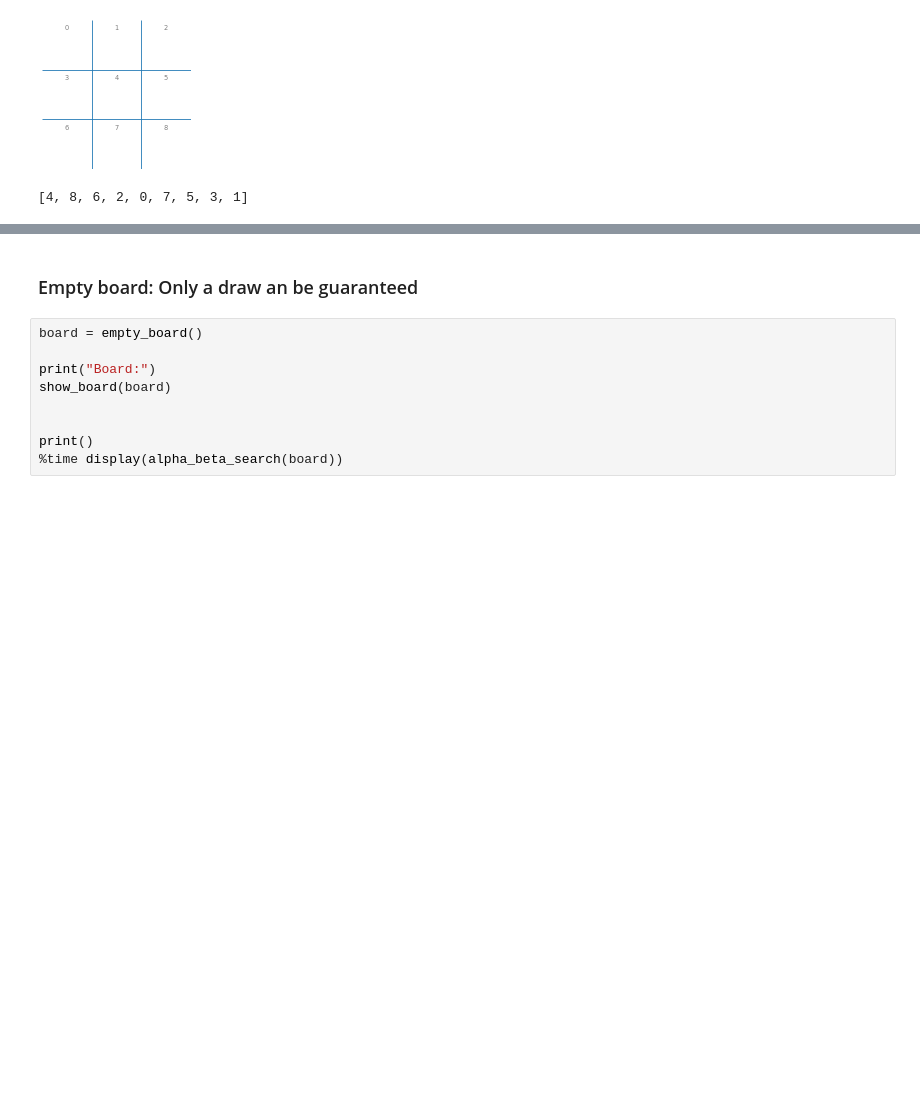
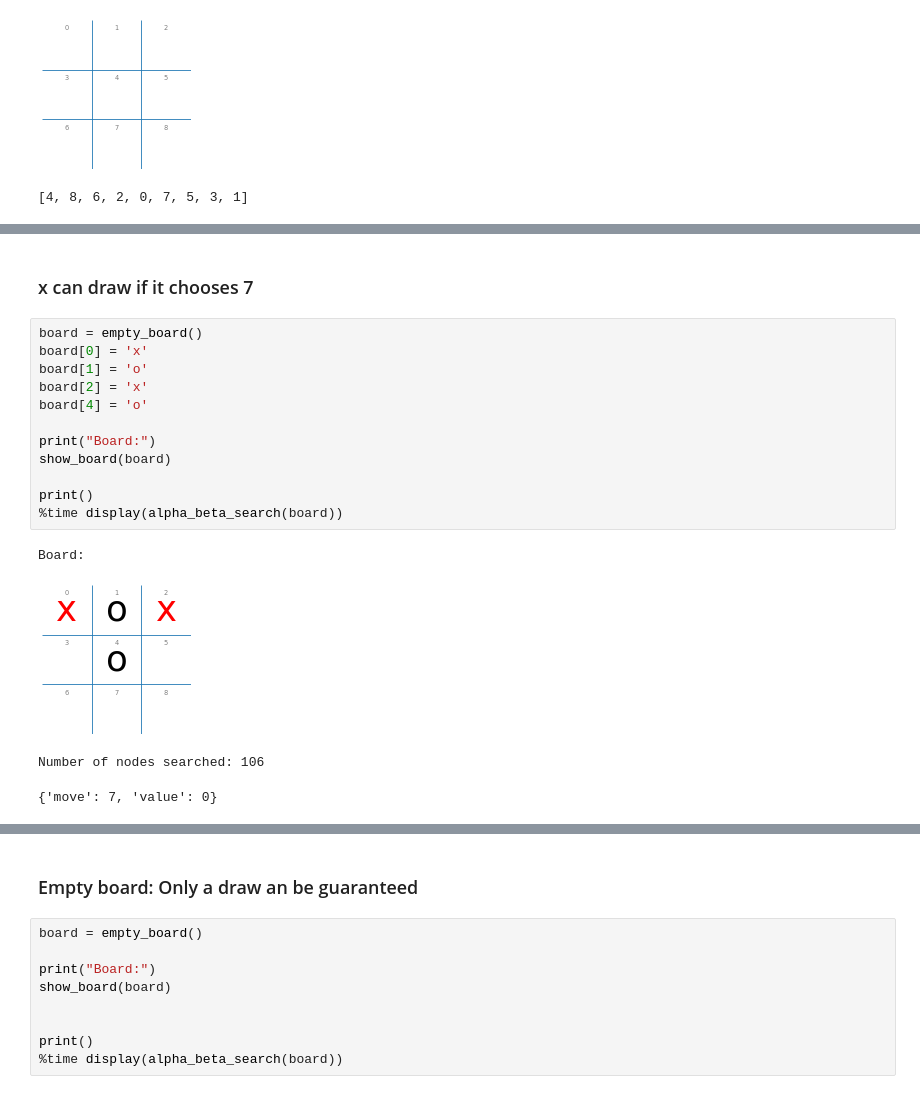
Before and after one commit to ngan23github/Advanced_Artificial_Intelligience_Group, a Jupyter notebook: Lab05/tictactoe_alpha_beta_tree_search.ipynb, the cells around one changed output, grey strips where cells are left out. Cells and saved outputs as stored; diff of their text form; blank space fills up the shorter version.

```diff
--- a/Lab05/tictactoe_alpha_beta_tree_search.ipynb
+++ b/Lab05/tictactoe_alpha_beta_tree_search.ipynb
@@ -401,0 +425,19 @@ actions(board)
+# %% [markdown]
+### x can draw if it chooses 7
+# %%
+board = empty_board()
+board[0] = 'x'
+board[1] = 'o'
+board[2] = 'x'
+board[4] = 'o'
+
+print("Board:")
+show_board(board)
+
+print()
+%time display(alpha_beta_search(board))
+# %% [output]
+Board:
+[figure, added]
+Number of nodes searched: 106
+{'move': 7, 'value': 0}
```
Also changed, not shown: parts of 15 cells of this notebook, 8 other files.
